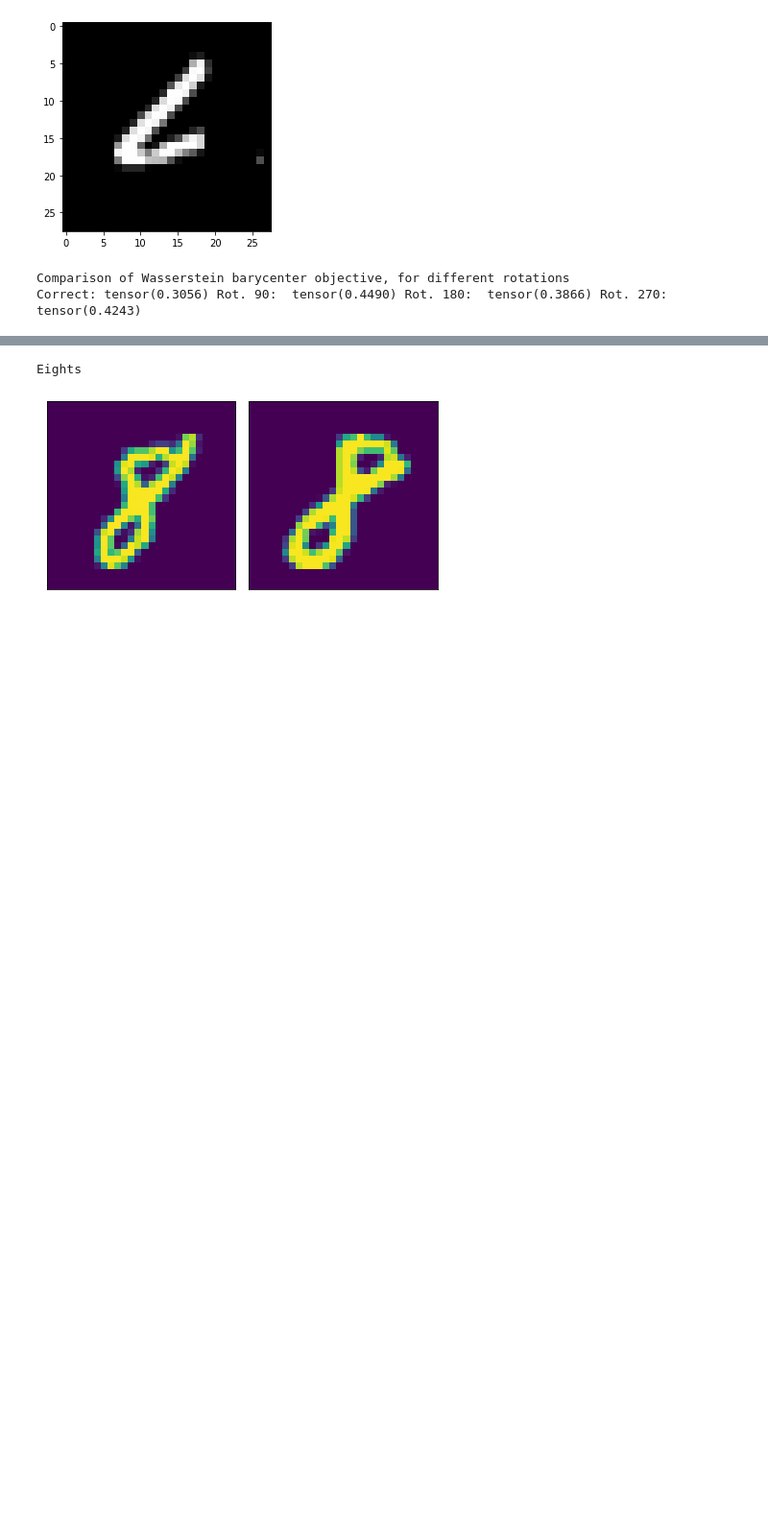
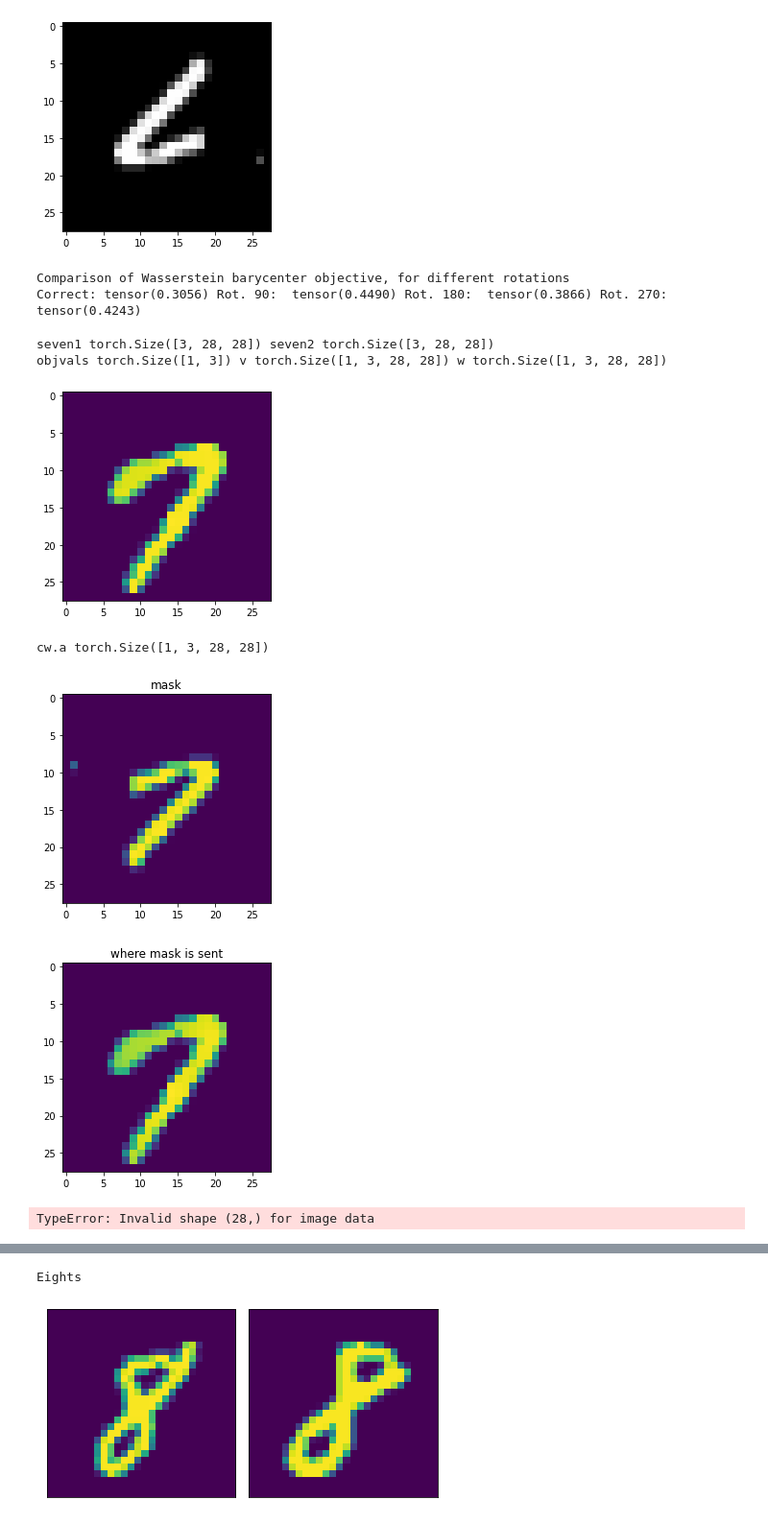
Before and after one commit to scoutsaachi/conv_was, a Jupyter notebook: Conv_was.ipynb, the cells around one changed output, grey strips where cells are left out. Shown at 96% size. Cells and saved outputs as stored; diff of their text form; code cells hidden in the pictures; blank space fills up the shorter version.

Commit message:
simple visualization func

```diff
--- a/Conv_was.ipynb
+++ b/Conv_was.ipynb
@@ -43,7 +43,7 @@ class ConvolutionalWasserstein2D(nn.Module):
         self.H = tgm.image.GaussianBlur((g_s, g_s), (gamma, gamma))
 
 
-    def sinkhorn(self, mu_0, mu_1, iters):
+    def sinkhorn(self, mu_0, mu_1, iters, return_plan=False):
         w = torch.ones(*mu_0.shape)
         v = torch.ones(*mu_0.shape)
         for i in range(iters):
@@ -53,7 +53,25 @@ class ConvolutionalWasserstein2D(nn.Module):
         out = torch.flatten(out, 2, 3).unsqueeze(3)
         a = torch.flatten(out, 2, 3).unsqueeze(2)
         out = (a @ out).squeeze(2).squeeze(2)
-        return self.gamma * out
+        if return_plan:
+            return self.gamma * out, v, w
+        else:
+            return self.gamma * out
+
+    def visualize_plan(self, pi_func, input_dist):
+        # Show one channel of the input distribution, and where it is sent
+        # input_dist does not have to be normalized to be a distribution
+        # e.g. pi_func = lambda x: v*self.H(w*x)
+        plt.figure(figsize=(15,7))
+        plt.subplot(121)
+        plt.imshow(input_dist[0,0,...].cpu())
+        plt.title('Input distribution')
+
+        output = pi_func(input_dist)
+        plt.subplot(122)
+        plt.imshow(output[0,0,...].cpu())
+        plt.title('Where it is sent')
+        plt.show()
 
     def compute_entropy(self, p):
         # p is (arbitrary batch dim) x nin x H x W
@@ -165,3 +183,31 @@ print('Correct:', objvals[0, 0], 'Rot. 90: ', objvals90[0, 0], 'Rot. 180: ', obj
 [figure]
 Comparison of Wasserstein barycenter objective, for different rotations
 Correct: tensor(0.3056) Rot. 90:  tensor(0.4490) Rot. 180:  tensor(0.3866) Rot. 270:  tensor(0.4243)
+# %%
+print('seven1', seven1.shape, 'seven2', seven2.shape)
+objvals, v, w =cw.sinkhorn(seven1, seven2, iters=10, return_plan=True)
+print('objvals', objvals.shape, 'v', v.shape, 'w', w.shape)
+(v * cw.H(w * cw.a)).shape
+plt.imshow((v * cw.H(w * cw.a))[0,0,...].cpu())
+plt.show()
+print('cw.a', cw.a.shape)
+testmask = torch.zeros(cw.a.shape)
+#testmask[:, :, 5:10, 5:10] = 1;
+testmask[0,...] = seven2
+plt.imshow(testmask[0,0,...])
+plt.title('mask')
+plt.show()
+plt.imshow((v * cw.H(w * testmask))[0,0,...].cpu())
+plt.title('where mask is sent')
+plt.show()
+
+cw.visualize_plan(lambda x: v*cw.H(w*x), input_dist=seven2.unsqueeze(0))
+cw.visualize_plan(lambda x: w*cw.H(v*x), input_dist=seven1)
+# %% [output]
+seven1 torch.Size([3, 28, 28]) seven2 torch.Size([3, 28, 28])
+objvals torch.Size([1, 3]) v torch.Size([1, 3, 28, 28]) w torch.Size([1, 3, 28, 28])
+[figure, added]
+cw.a torch.Size([1, 3, 28, 28])
+[figure, added]
+[figure, added]
+TypeError: Invalid shape (28,) for image data
```
Also changed, not shown: parts of 1 cell of this notebook.
